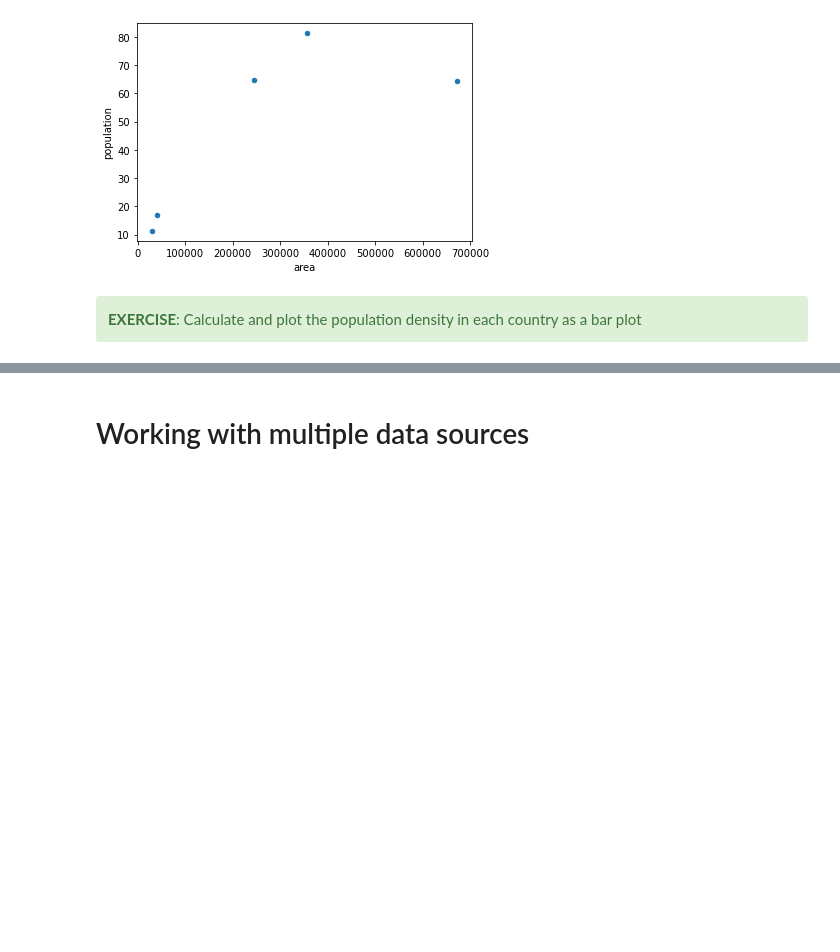
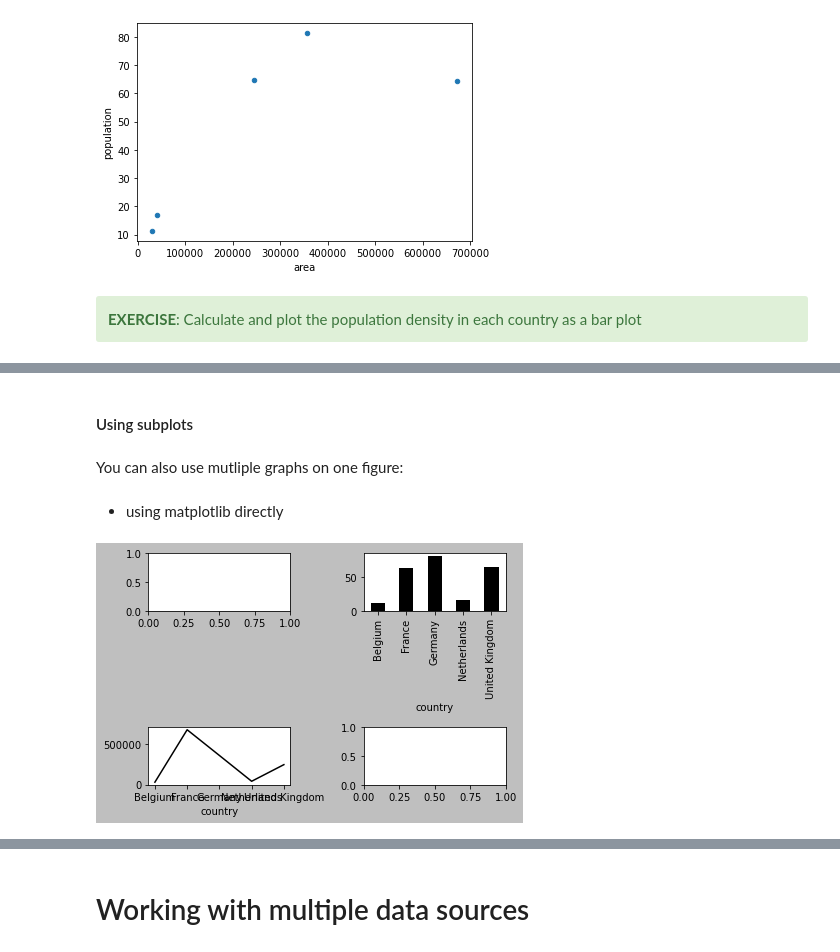
Before and after one commit to btel/2021-03-29-uj-python, a Jupyter notebook: introduction_to_pandas.ipynb, the cells around one changed output, grey strips where cells are left out. Cells and saved outputs as stored; diff of their text form; code cells hidden in the pictures; blank space fills up the shorter version.

```diff
--- a/introduction_to_pandas.ipynb
+++ b/introduction_to_pandas.ipynb
@@ -280,0 +339,15 @@ indexed.plot(kind='scatter', x='area', y='population')
+# %% [markdown]
+#### Using subplots
+# %% [markdown]
+You can also use mutliple graphs on one figure:
+# %% [markdown]
+* using matplotlib directly
+# %%
+fig, axes = plt.subplots(2, 2)
+indexed['population'].plot(kind='bar', ax=axes[0, 1])
+indexed['area'].plot(ax=axes[1, 0])
+
+# resize graphs to avoid overlapping labels
+plt.tight_layout()
+# %% [output]
+[figure, added]
```
Also changed, not shown: parts of 45 cells of this notebook.
